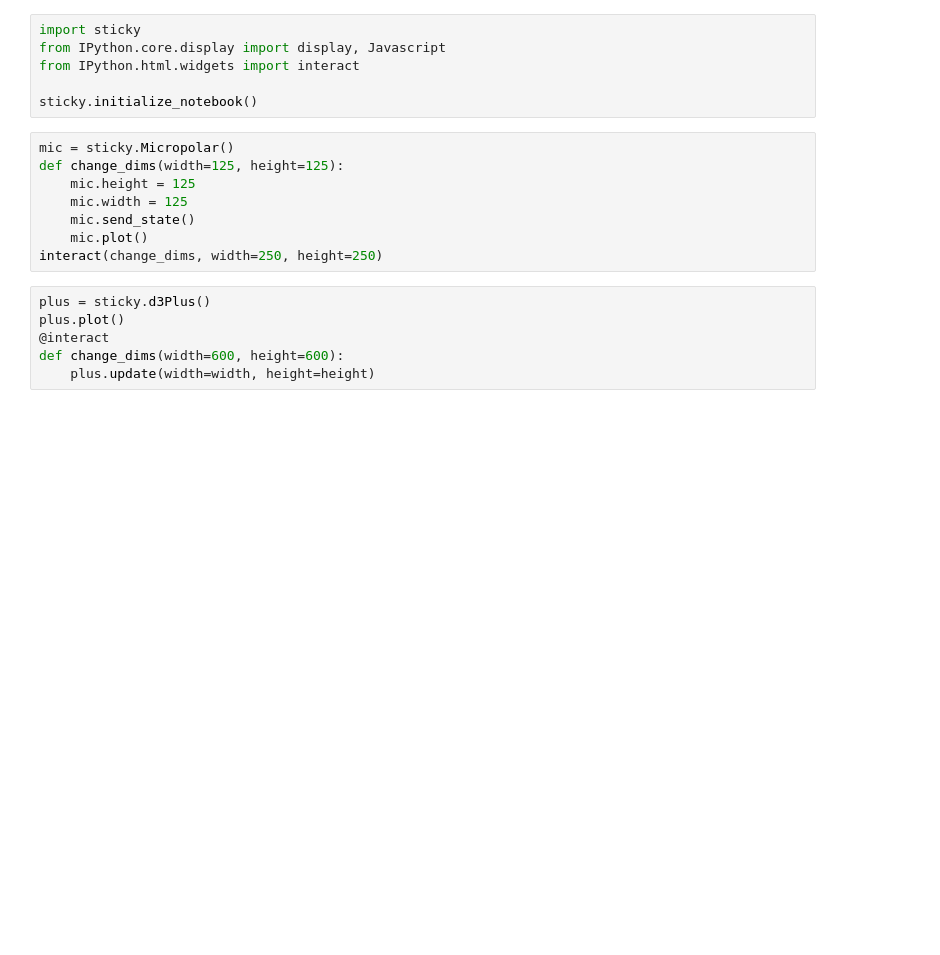
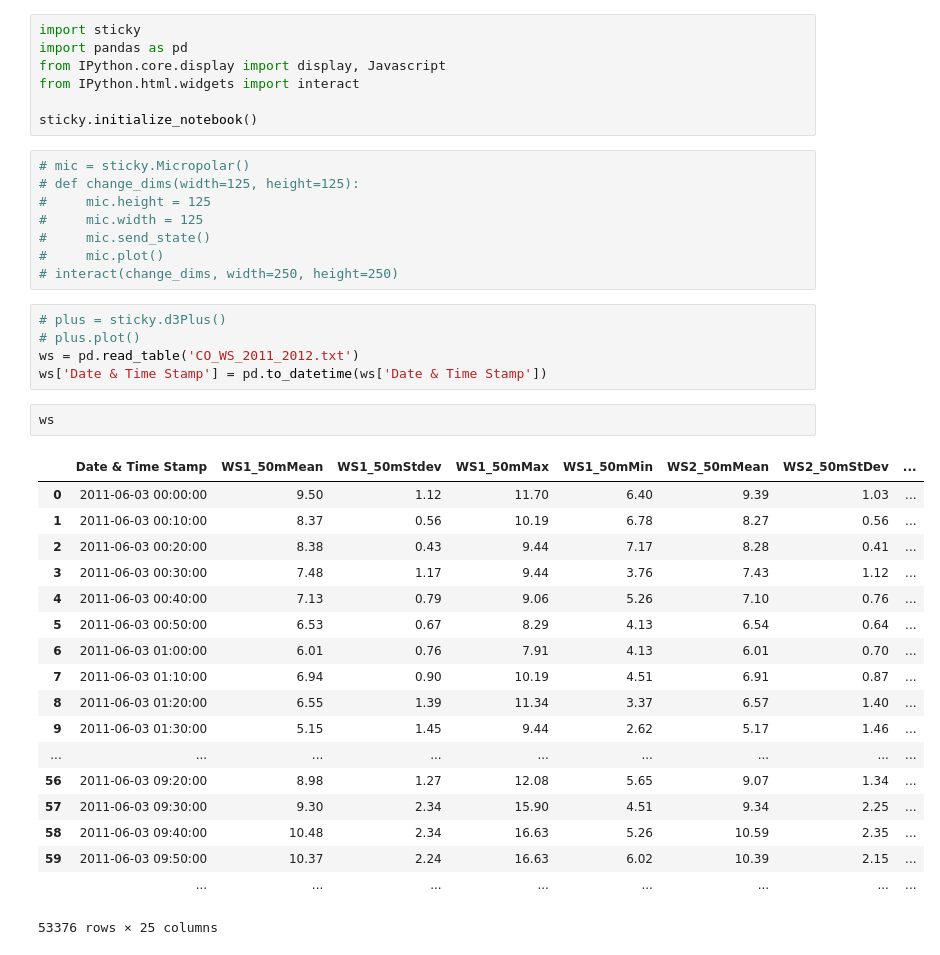
Before and after one commit to wrobstory/sticky, a Jupyter notebook: examples/sticky_examples.ipynb, the cells around one changed output. Drawn from its saved outputs; the diff is of its cells as text; blank space fills up the shorter version.

```diff
--- a/examples/sticky_examples.ipynb
+++ b/examples/sticky_examples.ipynb
@@ -1,20 +1,41 @@
 # %%
 import sticky
+import pandas as pd
 from IPython.core.display import display, Javascript
 from IPython.html.widgets import interact
 
 sticky.initialize_notebook()
 # %%
-mic = sticky.Micropolar()
-def change_dims(width=125, height=125):
-    mic.height = 125
-    mic.width = 125
-    mic.send_state()
-    mic.plot()
-interact(change_dims, width=250, height=250)
+# mic = sticky.Micropolar()
+# def change_dims(width=125, height=125):
+#     mic.height = 125
+#     mic.width = 125
+#     mic.send_state()
+#     mic.plot()
+# interact(change_dims, width=250, height=250)
-# %%
-plus = sticky.d3Plus()
-plus.plot()
-@interact
-def change_dims(width=600, height=600):
-    plus.update(width=width, height=height)
+# %%
+# plus = sticky.d3Plus()
+# plus.plot()
+ws = pd.read_table('CO_WS_2011_2012.txt')
+ws['Date & Time Stamp'] = pd.to_datetime(ws['Date & Time Stamp'])
+# %%
+ws
+# %% [output]
+|  | Date & Time Stamp | WS1_50mMean | WS1_50mStdev | WS1_50mMax | WS1_50mMin | WS2_50mMean | WS2_50mStDev | ... |
+| 0 | 2011-06-03 00:00:00 | 9.50 | 1.12 | 11.70 | 6.40 | 9.39 | 1.03 | ... |
+| 1 | 2011-06-03 00:10:00 | 8.37 | 0.56 | 10.19 | 6.78 | 8.27 | 0.56 | ... |
+| 2 | 2011-06-03 00:20:00 | 8.38 | 0.43 | 9.44 | 7.17 | 8.28 | 0.41 | ... |
+| 3 | 2011-06-03 00:30:00 | 7.48 | 1.17 | 9.44 | 3.76 | 7.43 | 1.12 | ... |
+| 4 | 2011-06-03 00:40:00 | 7.13 | 0.79 | 9.06 | 5.26 | 7.10 | 0.76 | ... |
+| 5 | 2011-06-03 00:50:00 | 6.53 | 0.67 | 8.29 | 4.13 | 6.54 | 0.64 | ... |
+| 6 | 2011-06-03 01:00:00 | 6.01 | 0.76 | 7.91 | 4.13 | 6.01 | 0.70 | ... |
+| 7 | 2011-06-03 01:10:00 | 6.94 | 0.90 | 10.19 | 4.51 | 6.91 | 0.87 | ... |
+| 8 | 2011-06-03 01:20:00 | 6.55 | 1.39 | 11.34 | 3.37 | 6.57 | 1.40 | ... |
+| 9 | 2011-06-03 01:30:00 | 5.15 | 1.45 | 9.44 | 2.62 | 5.17 | 1.46 | ... |
+| ... | ... | ... | ... | ... | ... | ... | ... | ... |
+| 56 | 2011-06-03 09:20:00 | 8.98 | 1.27 | 12.08 | 5.65 | 9.07 | 1.34 | ... |
+| 57 | 2011-06-03 09:30:00 | 9.30 | 2.34 | 15.90 | 4.51 | 9.34 | 2.25 | ... |
+| 58 | 2011-06-03 09:40:00 | 10.48 | 2.34 | 16.63 | 5.26 | 10.59 | 2.35 | ... |
+| 59 | 2011-06-03 09:50:00 | 10.37 | 2.24 | 16.63 | 6.02 | 10.39 | 2.15 | ... |
+|  | ... | ... | ... | ... | ... | ... | ... | ... |
+53376 rows × 25 columns
```
Also changed, not shown: parts of 1 cell of this notebook, 4 other files.
